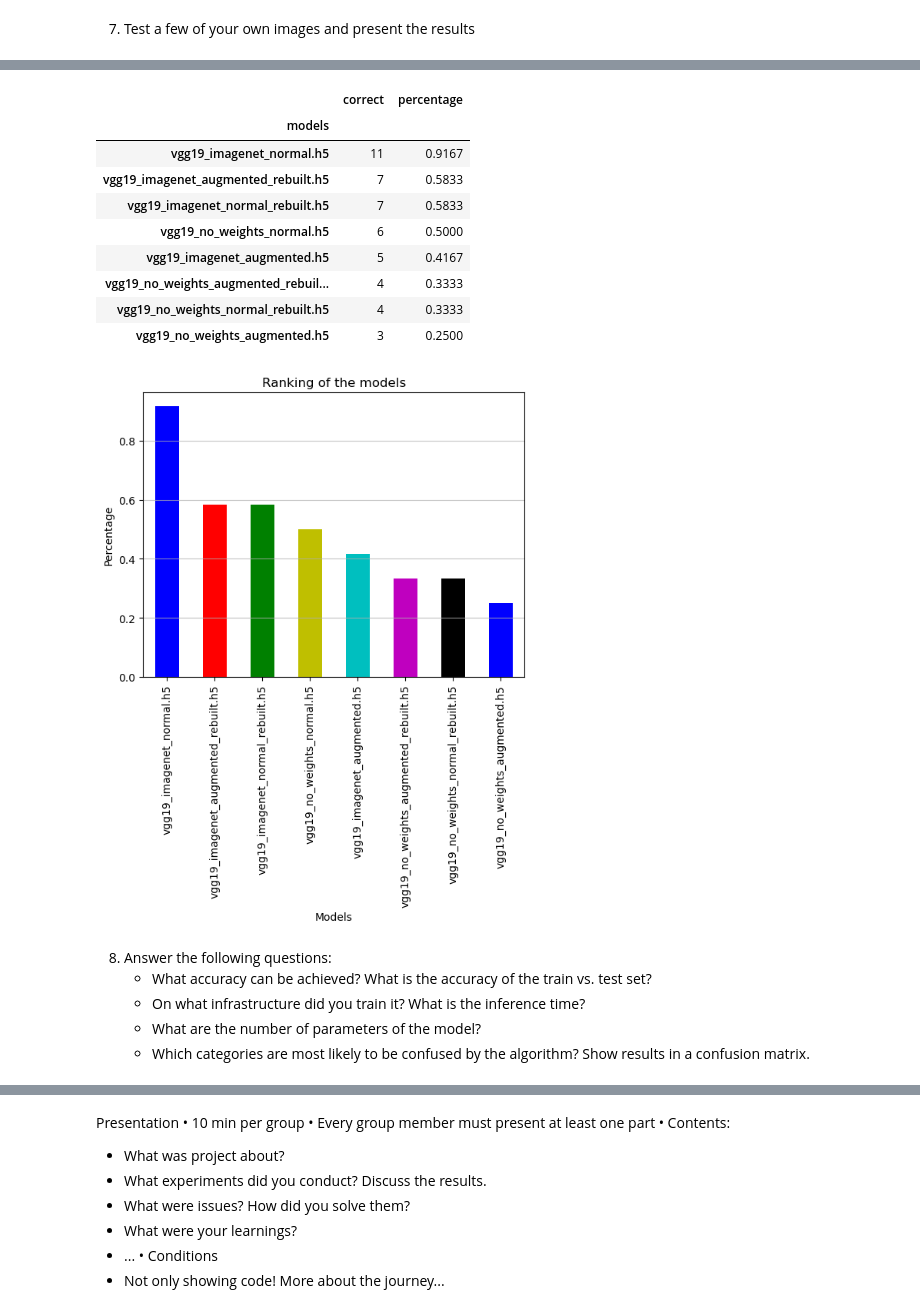
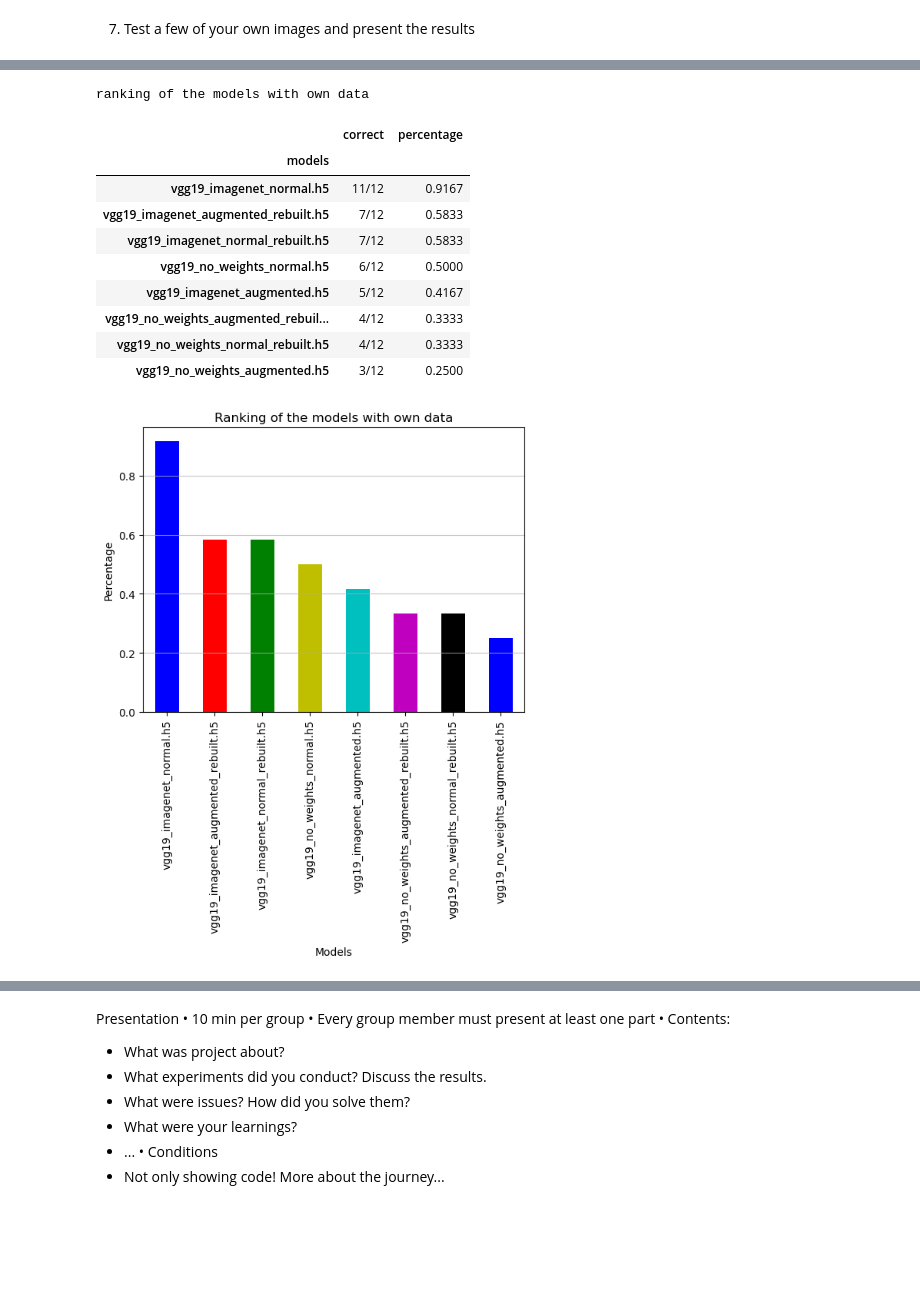
Before and after one commit to ai22m006/Computer_Vision, a Jupyter notebook: main.ipynb, the cells around one changed output, grey strips where cells are left out. Drawn from its saved outputs; the diff is of its cells as text; code cells hidden in the pictures; blank space fills up the shorter version.

```diff
--- a/main.ipynb
+++ b/main.ipynb
@@ -888,7 +884,7 @@ for img_path in image_filenames:
 images = np.concatenate(images, axis=0)
 
 pd.set_option('display.float_format', lambda x: '%.4f' % x)
-df = pd.DataFrame(columns=['image', 'truth', 'result', 'models','cat', 'dog', 'person'])
+df_own_images = pd.DataFrame(columns=['image', 'truth', 'result', 'models','cat', 'dog', 'person'])
 
 # go through the models folder and save every filename in a list
 model_filenames = []
@@ -912,7 +908,7 @@ for model_path in model_filenames:
             result = 'dog'
         else:
             result = 'person'
-        df = df.append(
+        df_own_images = df_own_images.append(
             {
                 'models': model_path,
                 'image': image_filenames[i],
@@ -925,9 +921,11 @@ for model_path in model_filenames:
             ignore_index=True
         )
 # sort by image name
-df = df.sort_values(by=['image'])
+df_own_images = df_own_images.sort_values(by=['image'])
 
-df.head(10000)
+print("predictions of the models with own data")
+
+df_own_images.head(10000)
 # %% [output]
 ['cat_1.jpg', 'cat_2.jpg', 'cat_3.jpg', 'cat_x2.jpg', 'dog_1.jpg', 'dog_2.jpg', 'dog_3.jpg', 'dog_4.jpg', 'person_1.jpg', 'person_2.jpg', 'person_3.jpg', 'person_x4.jpg']
 ['vgg19_imagenet_augmented.h5', 'vgg19_imagenet_augmented_rebuilt.h5', 'vgg19_imagenet_normal.h5', 'vgg19_imagenet_normal_rebuilt.h5', 'vgg19_no_weights_augmented.h5', 'vgg19_no_weights_augmented_rebu ...
@@ -954,7 +953,7 @@ df.head(10000)
 96 rows × 7 columns
 # %%
 # rank the models by counting truth == result
-rank_temp = df
+rank_temp = df_own_images
 rank_temp['correct'] = rank_temp['truth'] == rank_temp['result']
 rank_temp['correct'] = rank_temp['correct'].astype(int)
 ranking = rank_temp.groupby(['models']).sum().sort_values(by=['correct'], ascending=False)
@@ -962,34 +961,32 @@ ranking = rank_temp.groupby(['models']).sum().sort_values(by=['correct'], ascend
 ranking['percentage'] = ranking['correct'] / len(image_filenames)
 # remove cat dog person
 ranking = ranking.drop(['cat', 'dog', 'person'], axis=1)
+# add to correct x+"/12"
+ranking['correct'] = ranking['correct'].astype(str) + "/12"
+print("ranking of the models with own data")
 ranking.head(10)
 # %% [output]
+ranking of the models with own data
 |  | correct | percentage |
 | models |  |  |
-| vgg19_imagenet_normal.h5 | 11 | 0.9167 |
-| vgg19_imagenet_augmented_rebuilt.h5 | 7 | 0.5833 |
-| vgg19_imagenet_normal_rebuilt.h5 | 7 | 0.5833 |
-| vgg19_no_weights_normal.h5 | 6 | 0.5000 |
-| vgg19_imagenet_augmented.h5 | 5 | 0.4167 |
-| vgg19_no_weights_augmented_rebuil... | 4 | 0.3333 |
-| vgg19_no_weights_normal_rebuilt.h5 | 4 | 0.3333 |
-| vgg19_no_weights_augmented.h5 | 3 | 0.2500 |
+| vgg19_imagenet_normal.h5 | 11/12 | 0.9167 |
+| vgg19_imagenet_augmented_rebuilt.h5 | 7/12 | 0.5833 |
+| vgg19_imagenet_normal_rebuilt.h5 | 7/12 | 0.5833 |
+| vgg19_no_weights_normal.h5 | 6/12 | 0.5000 |
+| vgg19_imagenet_augmented.h5 | 5/12 | 0.4167 |
+| vgg19_no_weights_augmented_rebuil... | 4/12 | 0.3333 |
+| vgg19_no_weights_normal_rebuilt.h5 | 4/12 | 0.3333 |
+| vgg19_no_weights_augmented.h5 | 3/12 | 0.2500 |
 # %%
 # plot the percentage as a bar chart different colors
 ranking.plot.bar(y='percentage', rot=0, color=['b', 'r', 'g', 'y', 'c', 'm', 'k'])
-plt.title('Ranking of the models')
+plt.title('Ranking of the models with own data')
 plt.xlabel('Models')
 plt.ylabel('Percentage')
 plt.xticks(rotation=90)
 plt.gca().legend_.remove()
 # grid
 plt.grid(axis='y', alpha=0.75)
 plt.show()
 # %% [output]
-[figure, old version]
+[figure, new version]
-# %% [markdown]
-8. Answer the following questions:
-    - What accuracy can be achieved? What is the accuracy of the train vs. test set?
-    - On what infrastructure did you train it? What is the inference time?
-    - What are the number of parameters of the model?
-    - Which categories are most likely to be confused by the algorithm? Show results in a confusion matrix.
```
Also changed, not shown: parts of 9 cells of this notebook, 1 other file.
